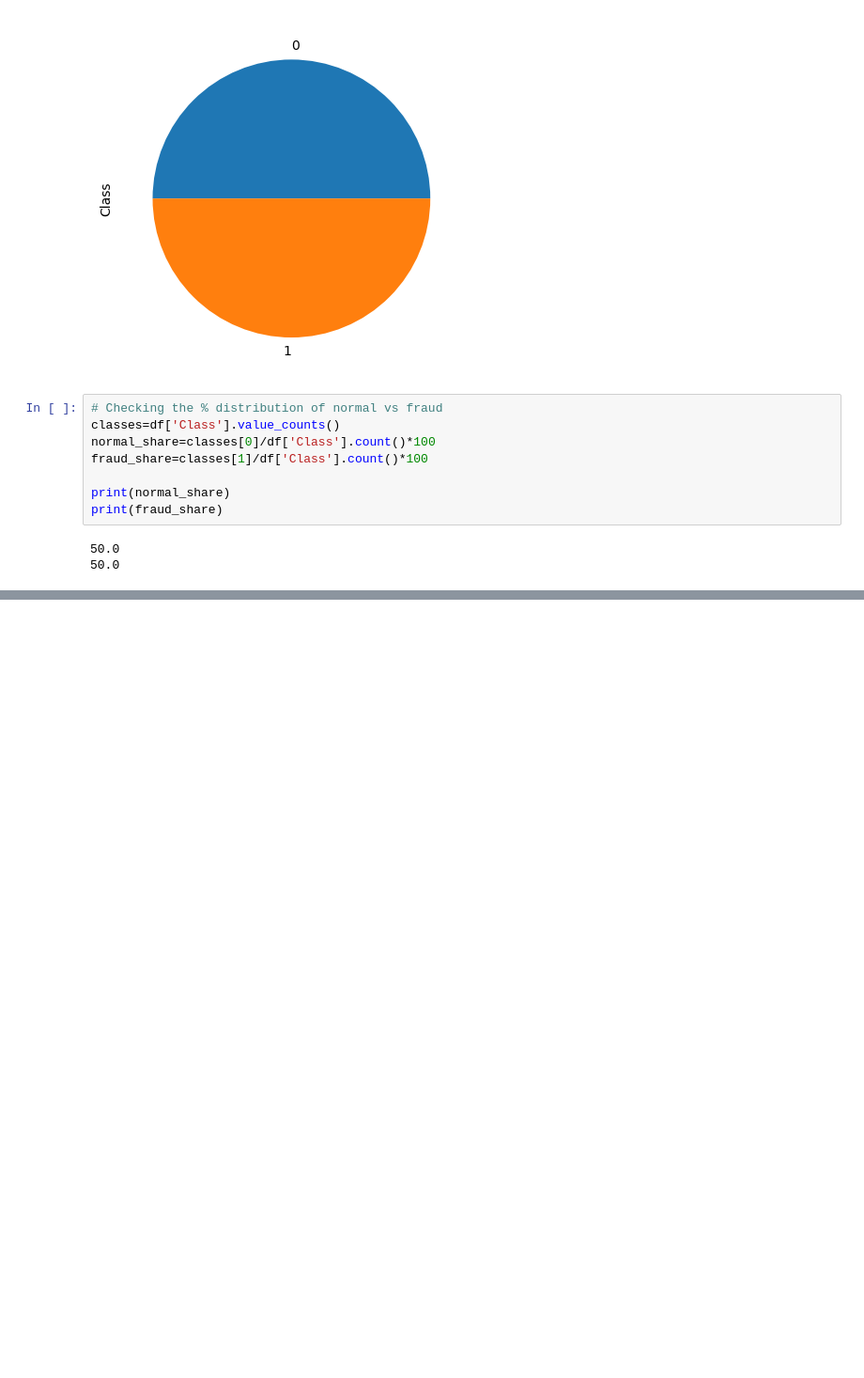
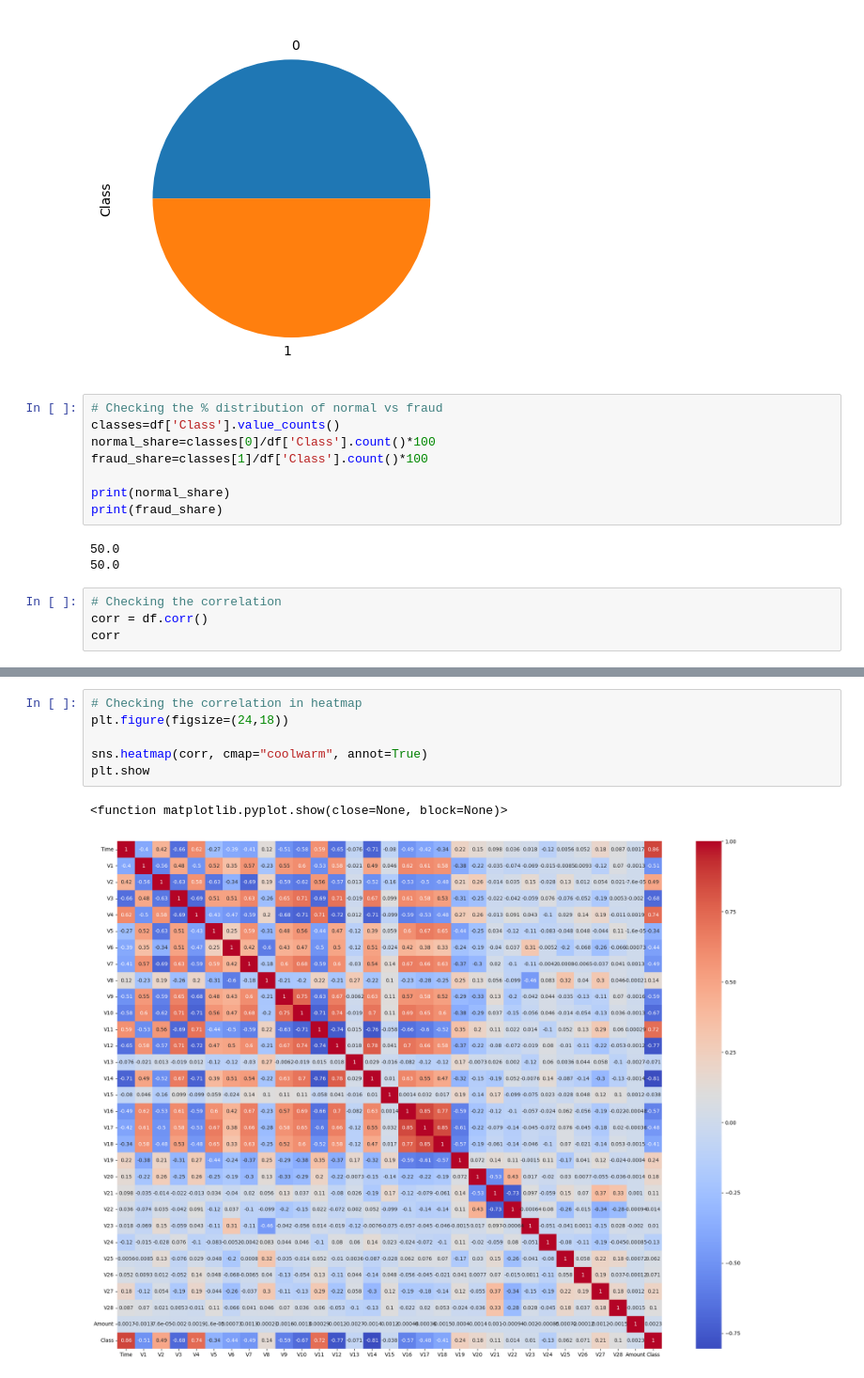
Before and after one commit to ComfyJ/Credit-Card-Fraud-Detection, a Jupyter notebook: Credit card fraud .ipynb, the cells around one changed output, grey strips where cells are left out. Shown: that part at 94% size. Drawn from its saved outputs; the diff is of its cells as text; blank space fills up the shorter version.

```diff
--- a/Credit card fraud .ipynb
+++ b/Credit card fraud .ipynb
@@ -128,3 +131,7 @@ print(fraud_share)
 # %% [output]
 50.0
 50.0
+# %%
+# Checking the correlation
+corr = df.corr()
+corr
@@ -130,0 +157,9 @@ print(fraud_share)
+# %%
+# Checking the correlation in heatmap
+plt.figure(figsize=(24,18))
+
+sns.heatmap(corr, cmap="coolwarm", annot=True)
+plt.show
+# %% [output]
+<function matplotlib.pyplot.show(close=None, block=None)>
+[figure, added]
```
Also changed, not shown: parts of 8 cells of this notebook.
